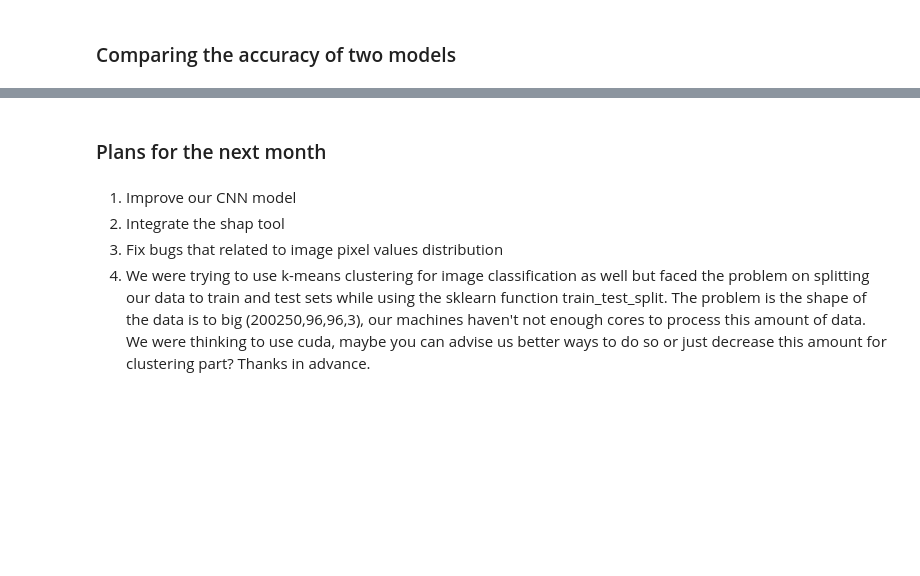
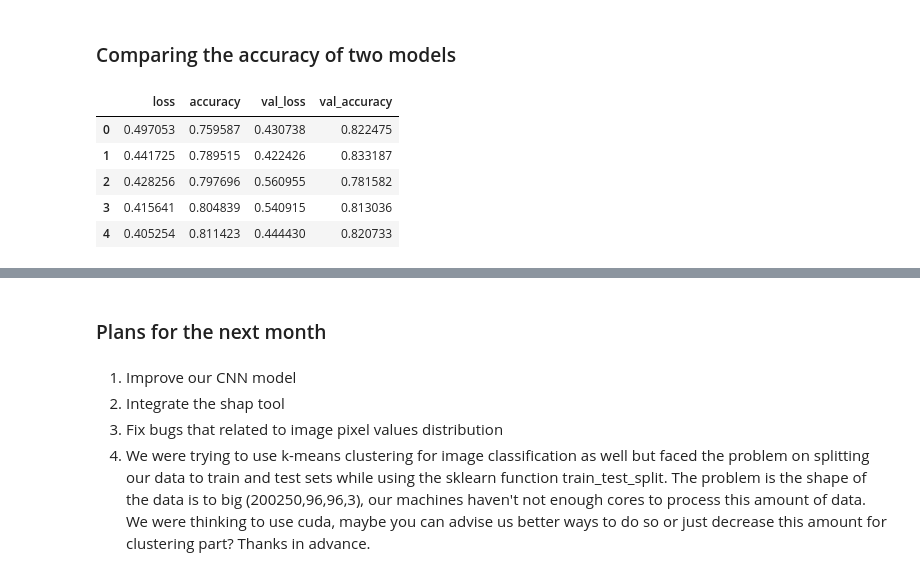
Before and after one commit to alexakh95/datasciense-uni-project, a Jupyter notebook: notebooks/histopathologic_cancer_detection/project.ipynb, the cells around one changed output, grey strips where cells are left out. Saved outputs shown, nothing was run; the diff lists cells and outputs as text; code cells hidden in the pictures; blank space fills up the shorter version.

```diff
--- a/notebooks/histopathologic_cancer_detection/project.ipynb
+++ b/notebooks/histopathologic_cancer_detection/project.ipynb
@@ -1093,2 +1111,11 @@ Epoch 5/5
 # %% [markdown]
 ### Comparing the accuracy of two models
+# %%
+pd.DataFrame(cnn_history.history)
+# %% [output]
+|  | loss | accuracy | val_loss | val_accuracy |
+| 0 | 0.497053 | 0.759587 | 0.430738 | 0.822475 |
+| 1 | 0.441725 | 0.789515 | 0.422426 | 0.833187 |
+| 2 | 0.428256 | 0.797696 | 0.560955 | 0.781582 |
+| 3 | 0.415641 | 0.804839 | 0.540915 | 0.813036 |
+| 4 | 0.405254 | 0.811423 | 0.444430 | 0.820733 |
```
Also changed, not shown: parts of 15 cells of this notebook.
